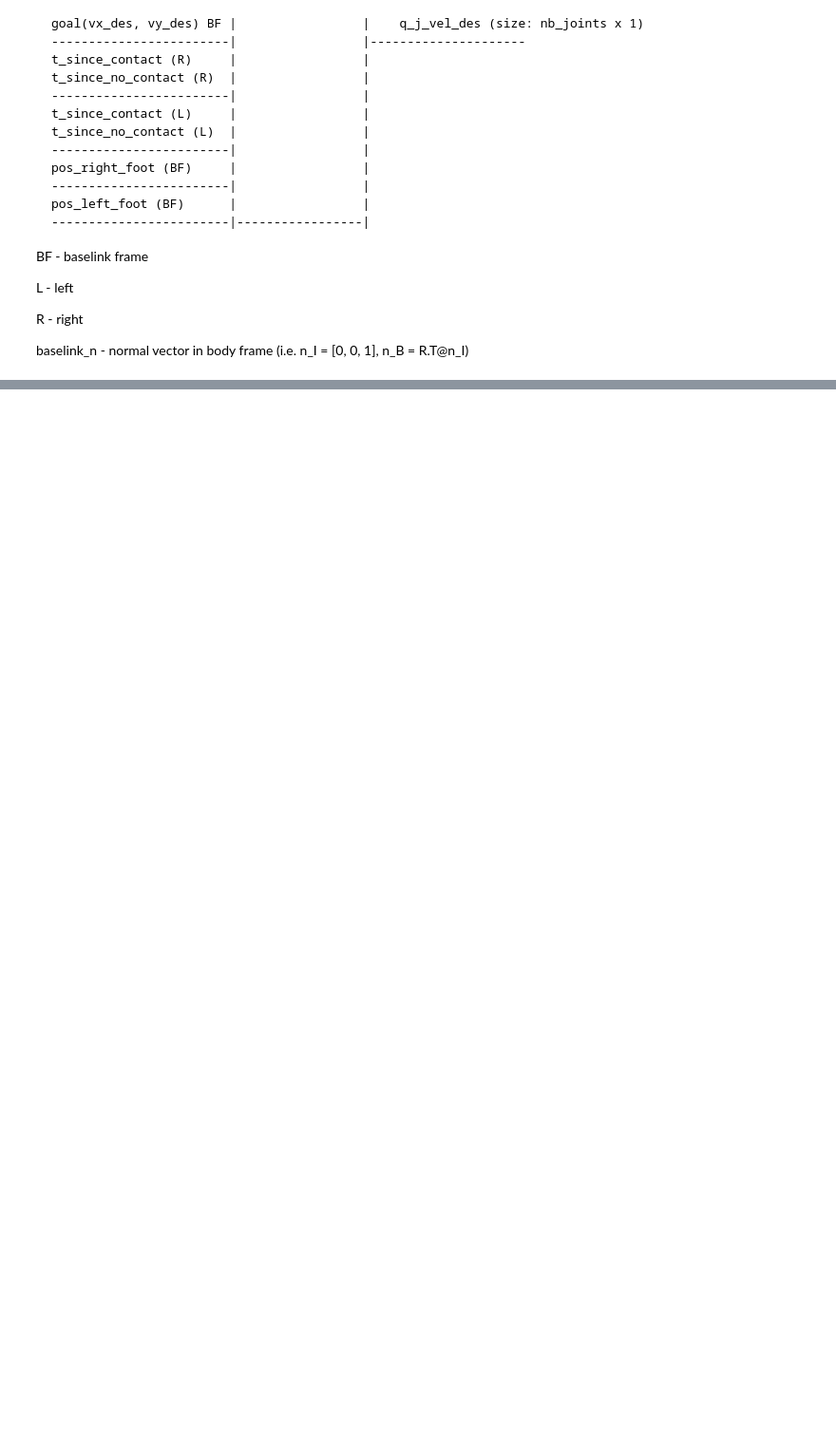
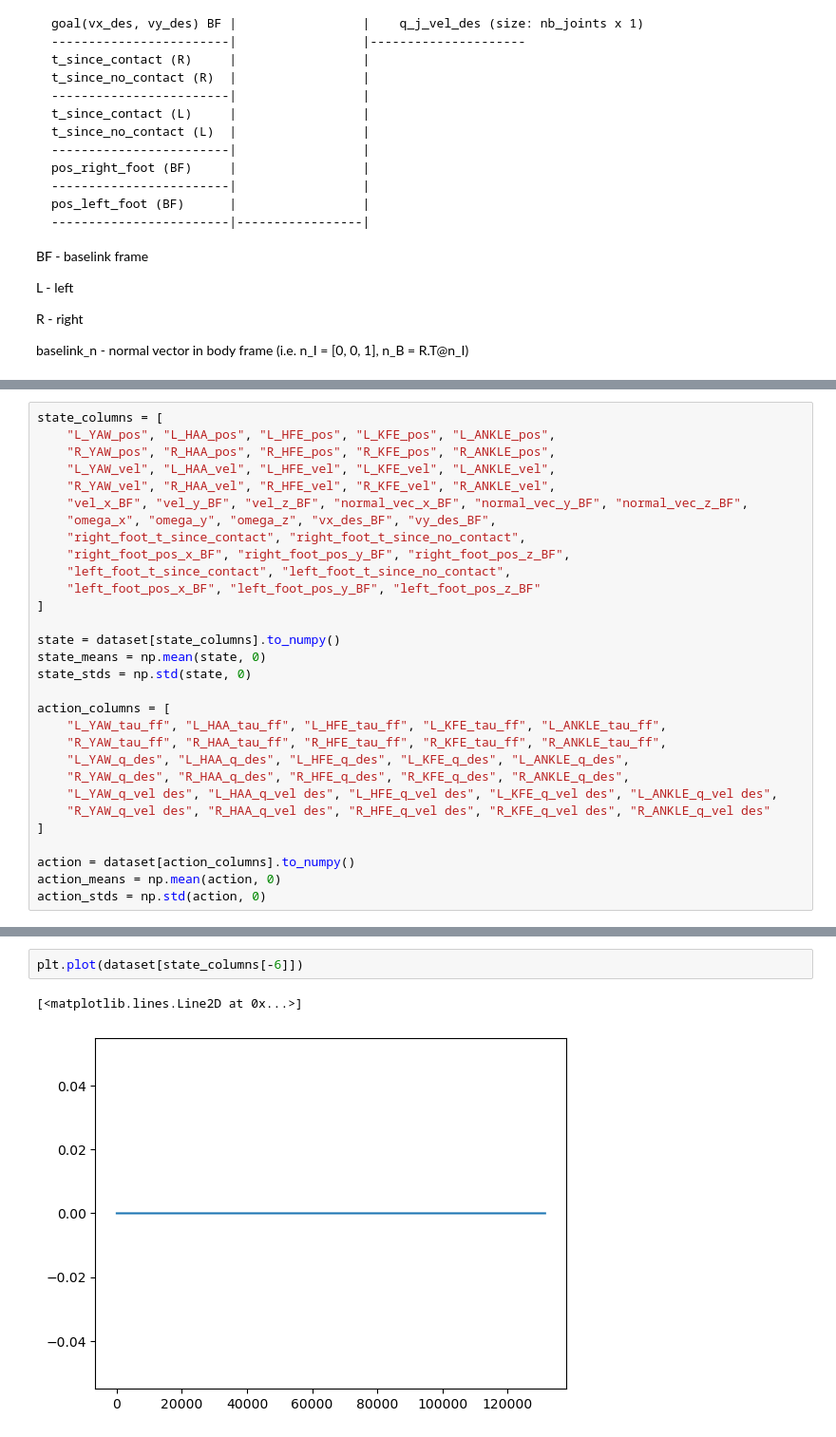
Before and after one commit to Stapelzeiger/biped, a Jupyter notebook: sim_mujoco/sim_mujoco/data/data_analysis.ipynb, the cells around one changed output, grey strips where cells are left out. Shown at 95% size. Saved outputs shown, nothing was run; the diff lists cells and outputs as text; blank space fills up the shorter version.

Commit message:
Behavioral Cloning with normalization

```diff
--- a/sim_mujoco/sim_mujoco/data/data_analysis.ipynb
+++ b/sim_mujoco/sim_mujoco/data/data_analysis.ipynb
@@ -81,0 +83,30 @@ plt.legend()
+# %%
+state_columns = [
+    "L_YAW_pos", "L_HAA_pos", "L_HFE_pos", "L_KFE_pos", "L_ANKLE_pos",
+    "R_YAW_pos", "R_HAA_pos", "R_HFE_pos", "R_KFE_pos", "R_ANKLE_pos",
+    "L_YAW_vel", "L_HAA_vel", "L_HFE_vel", "L_KFE_vel", "L_ANKLE_vel",
+    "R_YAW_vel", "R_HAA_vel", "R_HFE_vel", "R_KFE_vel", "R_ANKLE_vel",
+    "vel_x_BF", "vel_y_BF", "vel_z_BF", "normal_vec_x_BF", "normal_vec_y_BF", "normal_vec_z_BF",
+    "omega_x", "omega_y", "omega_z", "vx_des_BF", "vy_des_BF",
+    "right_foot_t_since_contact", "right_foot_t_since_no_contact",
+    "right_foot_pos_x_BF", "right_foot_pos_y_BF", "right_foot_pos_z_BF",
+    "left_foot_t_since_contact", "left_foot_t_since_no_contact",
+    "left_foot_pos_x_BF", "left_foot_pos_y_BF", "left_foot_pos_z_BF"
+]
+
+state = dataset[state_columns].to_numpy()
+state_means = np.mean(state, 0)
+state_stds = np.std(state, 0)
+
+action_columns = [
+    "L_YAW_tau_ff", "L_HAA_tau_ff", "L_HFE_tau_ff", "L_KFE_tau_ff", "L_ANKLE_tau_ff",
+    "R_YAW_tau_ff", "R_HAA_tau_ff", "R_HFE_tau_ff", "R_KFE_tau_ff", "R_ANKLE_tau_ff",
+    "L_YAW_q_des", "L_HAA_q_des", "L_HFE_q_des", "L_KFE_q_des", "L_ANKLE_q_des",
+    "R_YAW_q_des", "R_HAA_q_des", "R_HFE_q_des", "R_KFE_q_des", "R_ANKLE_q_des",
+    "L_YAW_q_vel des", "L_HAA_q_vel des", "L_HFE_q_vel des", "L_KFE_q_vel des", "L_ANKLE_q_vel des",
+    "R_YAW_q_vel des", "R_HAA_q_vel des", "R_HFE_q_vel des", "R_KFE_q_vel des", "R_ANKLE_q_vel des"
+]
+
+action = dataset[action_columns].to_numpy()
+action_means = np.mean(action, 0)
+action_stds = np.std(action, 0)
@@ -81,0 +155,5 @@ plt.legend()
+# %%
+plt.plot(dataset[state_columns[-6]])
+# %% [output]
+[<matplotlib.lines.Line2D at 0x...>]
+[figure, added]
```
Also changed, not shown: parts of 5 cells of this notebook, 6 other files.
